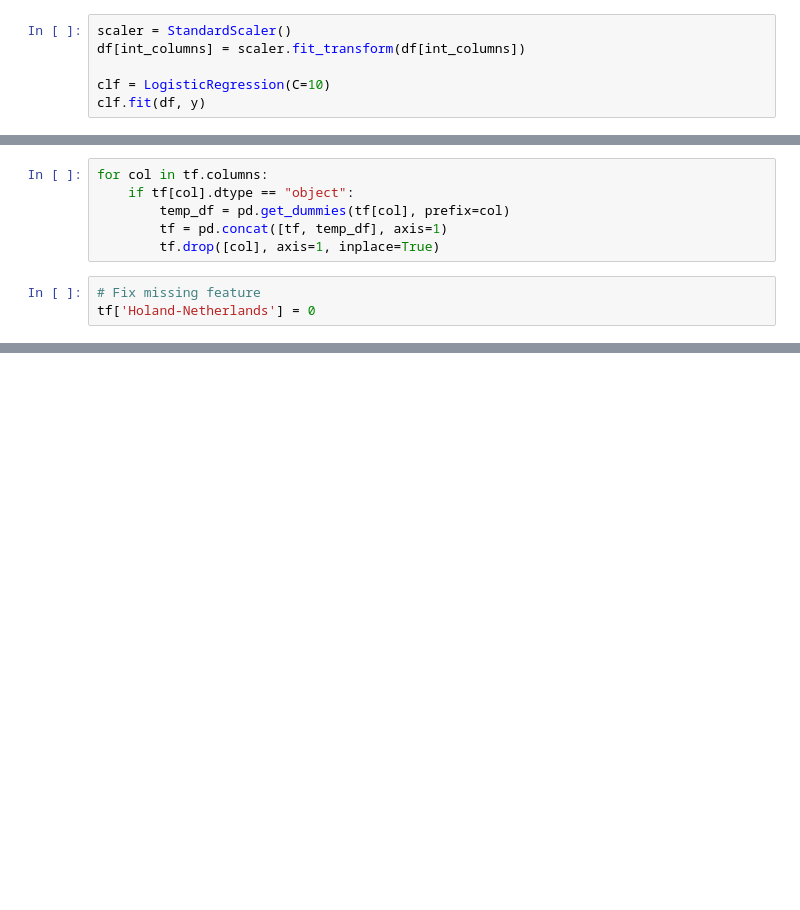
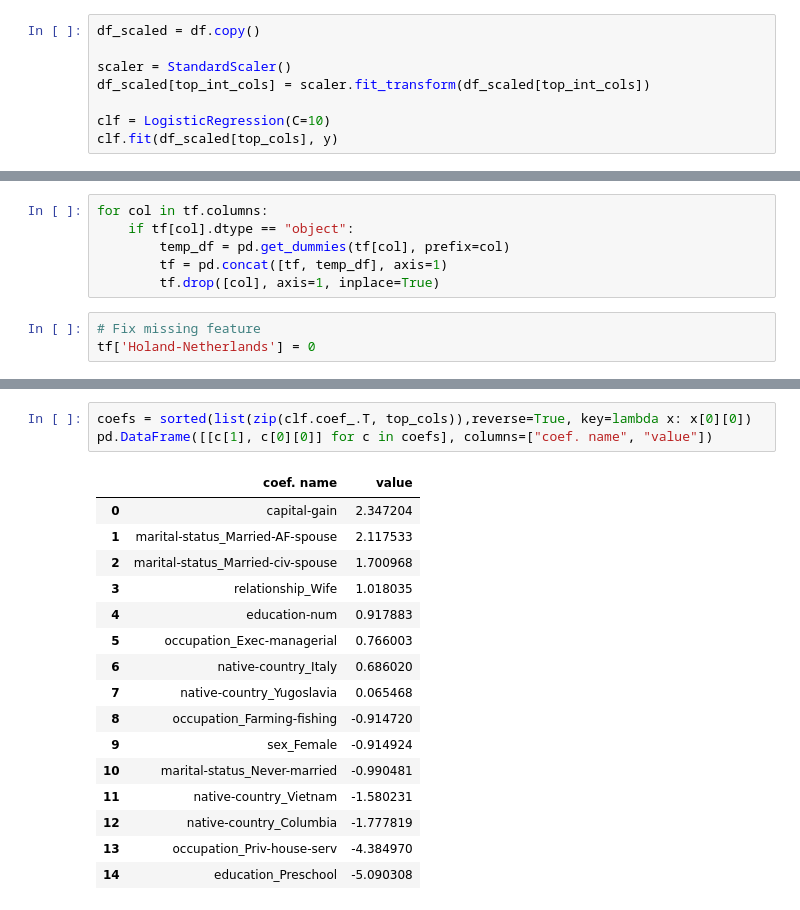
Before and after one commit to ymirchev/Notebooks, a Jupyter notebook: adult_50K_salary/adult_logreg.ipynb, the cells around one changed output, grey strips where cells are left out. Drawn from its saved outputs; the diff is of its cells as text; blank space fills up the shorter version.

```diff
--- a/adult_50K_salary/adult_logreg.ipynb
+++ b/adult_50K_salary/adult_logreg.ipynb
@@ -223,11 +233,13 @@ Please also refer to the documentation for alternative solver options:
 # %% [markdown]
 # Train classifier with the optimal configuration
 # %%
+df_scaled = df.copy()
+
 scaler = StandardScaler()
-df[int_columns] = scaler.fit_transform(df[int_columns])
+df_scaled[top_int_cols] = scaler.fit_transform(df_scaled[top_int_cols])
 
 clf = LogisticRegression(C=10)
-clf.fit(df, y)
+clf.fit(df_scaled[top_cols], y)
 # %% [output]
 STOP: TOTAL NO. of ITERATIONS REACHED LIMIT.
 
@@ -341,0 +332,20 @@ Length: 104, dtype: float64
+# %%
+coefs = sorted(list(zip(clf.coef_.T, top_cols)),reverse=True, key=lambda x: x[0][0])
+pd.DataFrame([[c[1], c[0][0]] for c in coefs], columns=["coef. name", "value"])
+# %% [output]
+|  | coef. name | value |
+| 0 | capital-gain | 2.347204 |
+| 1 | marital-status_Married-AF-spouse | 2.117533 |
+| 2 | marital-status_Married-civ-spouse | 1.700968 |
+| 3 | relationship_Wife | 1.018035 |
+| 4 | education-num | 0.917883 |
+| 5 | occupation_Exec-managerial | 0.766003 |
+| 6 | native-country_Italy | 0.686020 |
+| 7 | native-country_Yugoslavia | 0.065468 |
+| 8 | occupation_Farming-fishing | -0.914720 |
+| 9 | sex_Female | -0.914924 |
+| 10 | marital-status_Never-married | -0.990481 |
+| 11 | native-country_Vietnam | -1.580231 |
+| 12 | native-country_Columbia | -1.777819 |
+| 13 | occupation_Priv-house-serv | -4.384970 |
+| 14 | education_Preschool | -5.090308 |
```
Also changed, not shown: parts of 8 cells of this notebook.
